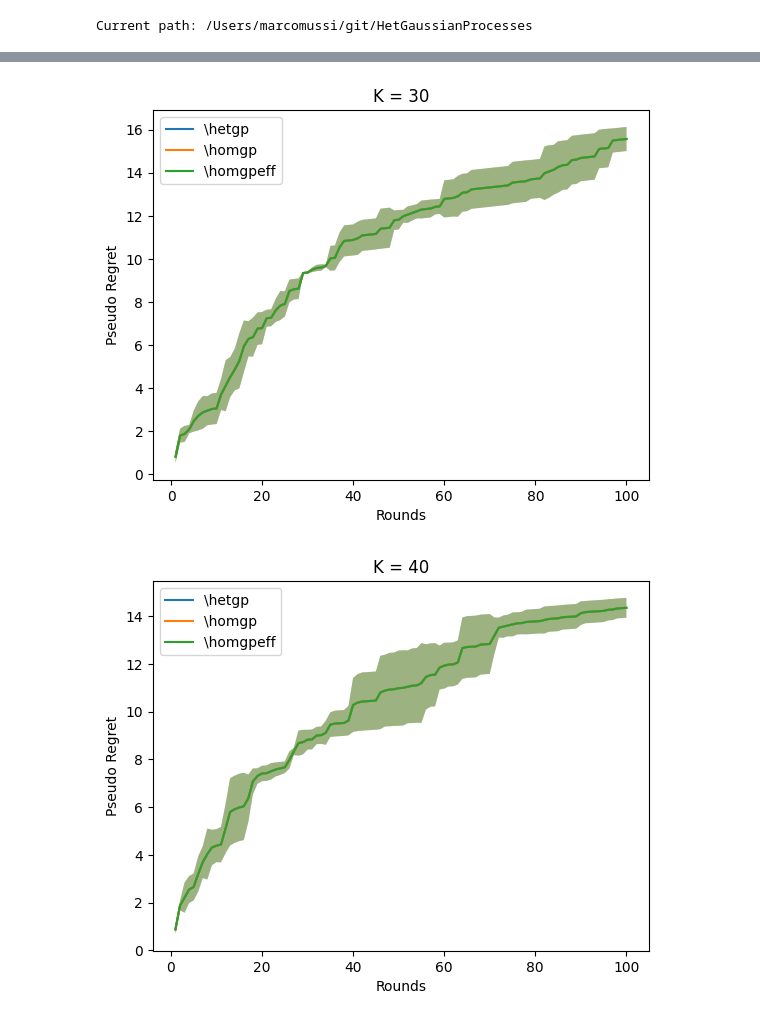
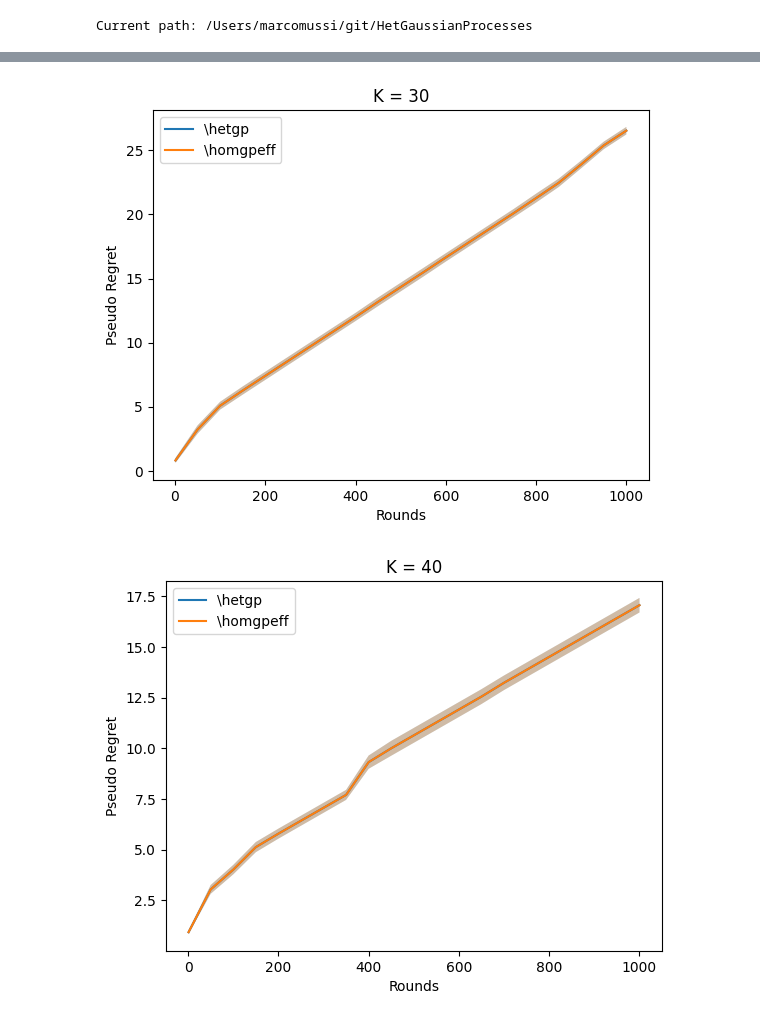
Before and after one commit to marcomussi/HetGaussianProcesses, a Jupyter notebook: notebooks/online_test.ipynb, the cells around one changed output, grey strips where cells are left out. Saved outputs shown, nothing was run; the diff lists cells and outputs as text; code cells hidden in the pictures.

```diff
--- a/notebooks/online_test.ipynb
+++ b/notebooks/online_test.ipynb
@@ -18,8 +16,8 @@ Current path: /Users/marcomussi/git/HetGaussianProcesses
 # %%
 horizon = 1000
 kernel_L = 100
-sigma_sq = 0.01
-n_runs = 3
+sigma_sq = 0
+n_runs = 5
 B = 1
 delta = 1 / horizon
 
@@ -29,7 +27,7 @@ HET = "\\hetgp"
 HET_EFF = "\\hetgpeff"
 GP = "\\homgp"
 GP_EFF = "\\homgpeff"
-alg_lst = [HET, HET_EFF, GP, GP_EFF]
+alg_lst = [HET, GP_EFF]
 
 actions = np.zeros((len(alg_lst), len(n_actions_lst), n_runs, horizon))
 rewards = np.zeros((len(alg_lst), len(n_actions_lst), n_runs, horizon))
@@ -79,7 +89,7 @@ Starting run 3 of 3.
 # %%
 ci95 = lambda std_val : 1.96 * std_val / np.sqrt(n_runs)
 
-horizon_plt = np.linspace(1, horizon, horizon, dtype=int)
+horizon_plt = np.linspace(1, horizon, 21, dtype=int)
 
 for n_actions_i, n_actions in enumerate(n_actions_lst):
 
@@ -89,11 +99,14 @@ for n_actions_i, n_actions in enumerate(n_actions_lst):
 
         mean_aux_pseudo = np.mean(cum_pseudo_regret[alg_i, n_actions_i, :, :], axis=0)
         std_aux_pseudo = np.std(cum_pseudo_regret[alg_i, n_actions_i, :, :], axis=0)
-        plt.plot(horizon_plt, mean_aux_pseudo, label=alg)
-        plt.fill_between(horizon_plt, mean_aux_pseudo - ci95(std_aux_pseudo), mean_aux_pseudo + ci95(std_aux_pseudo), alpha=0.3)
+        plt.plot(horizon_plt, mean_aux_pseudo[horizon_plt-1], label=alg)
+        plt.fill_between(horizon_plt, mean_aux_pseudo[horizon_plt-1] - ci95(std_aux_pseudo[horizon_plt-1]), mean_aux_pseudo[horizon_plt-1] + ci95(std_aux_pseudo[horizon_plt-1]), alpha=0.3)
 
     plt.legend()
     plt.xlabel("Rounds")
     plt.ylabel("Pseudo Regret")
     plt.title(f"K = {n_actions}")
+    complete_path_approx = f"{save_path_approx}regretplot_Z{n_actions}_L{kernel_L}_horizon{horizon}_{datetime.datetime.now().strftime(dateformat)}"
+    plt.savefig(f"{complete_path_approx}.jpg")
+    tkz.save(f"{complete_path_approx}.tex")
 # %% [output]
@@ -102,2 +115,2 @@ for n_actions_i, n_actions in enumerate(n_actions_lst):
-[figure, old version]
+[figure, new version]
-[figure, old version]
+[figure, new version]
```
Also changed, not shown: parts of 6 cells of this notebook, 3 other files.
